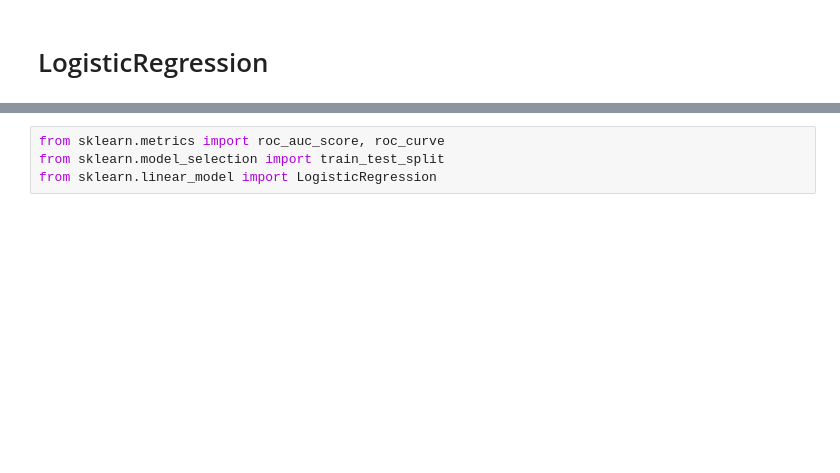
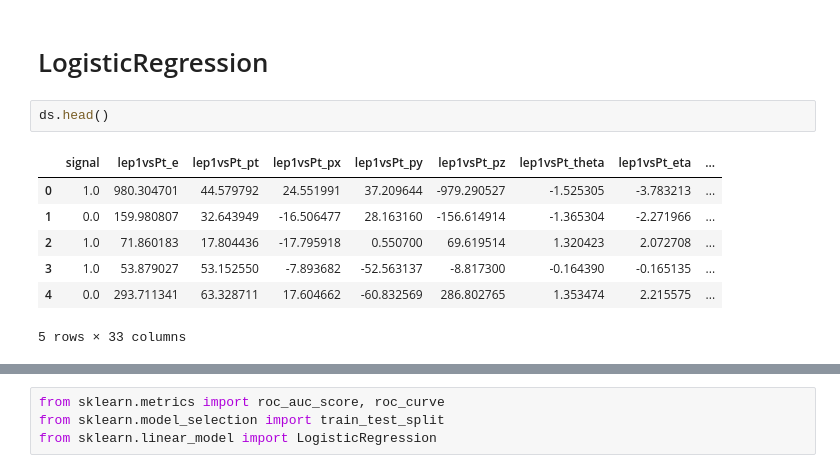
Before and after one commit to SiLiKhon/HEPStatsSeminar, a Jupyter notebook: seminar2/Linear_models.ipynb, the cells around one changed output, grey strips where cells are left out. Cells and saved outputs as stored; diff of their text form; blank space fills up the shorter version.

```diff
--- a/seminar2/Linear_models.ipynb
+++ b/seminar2/Linear_models.ipynb
@@ -458,2 +473,12 @@ Max significance at  -0.3235560329897069  of 54.44154096566929
 # %% [markdown]
 # LogisticRegression
+# %%
+ds.head()
+# %% [output]
+|  | signal | lep1vsPt_e | lep1vsPt_pt | lep1vsPt_px | lep1vsPt_py | lep1vsPt_pz | lep1vsPt_theta | lep1vsPt_eta | ... |
+| 0 | 1.0 | 980.304701 | 44.579792 | 24.551991 | 37.209644 | -979.290527 | -1.525305 | -3.783213 | ... |
+| 1 | 0.0 | 159.980807 | 32.643949 | -16.506477 | 28.163160 | -156.614914 | -1.365304 | -2.271966 | ... |
+| 2 | 1.0 | 71.860183 | 17.804436 | -17.795918 | 0.550700 | 69.619514 | 1.320423 | 2.072708 | ... |
+| 3 | 1.0 | 53.879027 | 53.152550 | -7.893682 | -52.563137 | -8.817300 | -0.164390 | -0.165135 | ... |
+| 4 | 0.0 | 293.711341 | 63.328711 | 17.604662 | -60.832569 | 286.802765 | 1.353474 | 2.215575 | ... |
+5 rows × 33 columns
```
Also changed, not shown: parts of 27 cells of this notebook.
